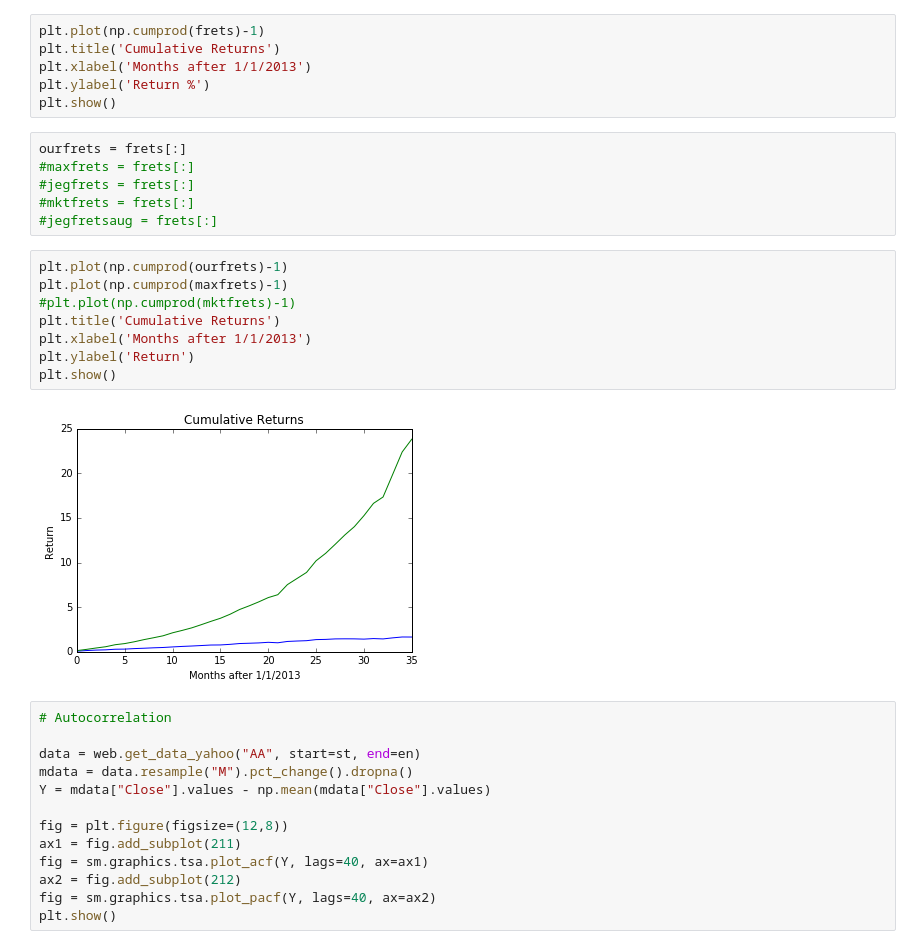
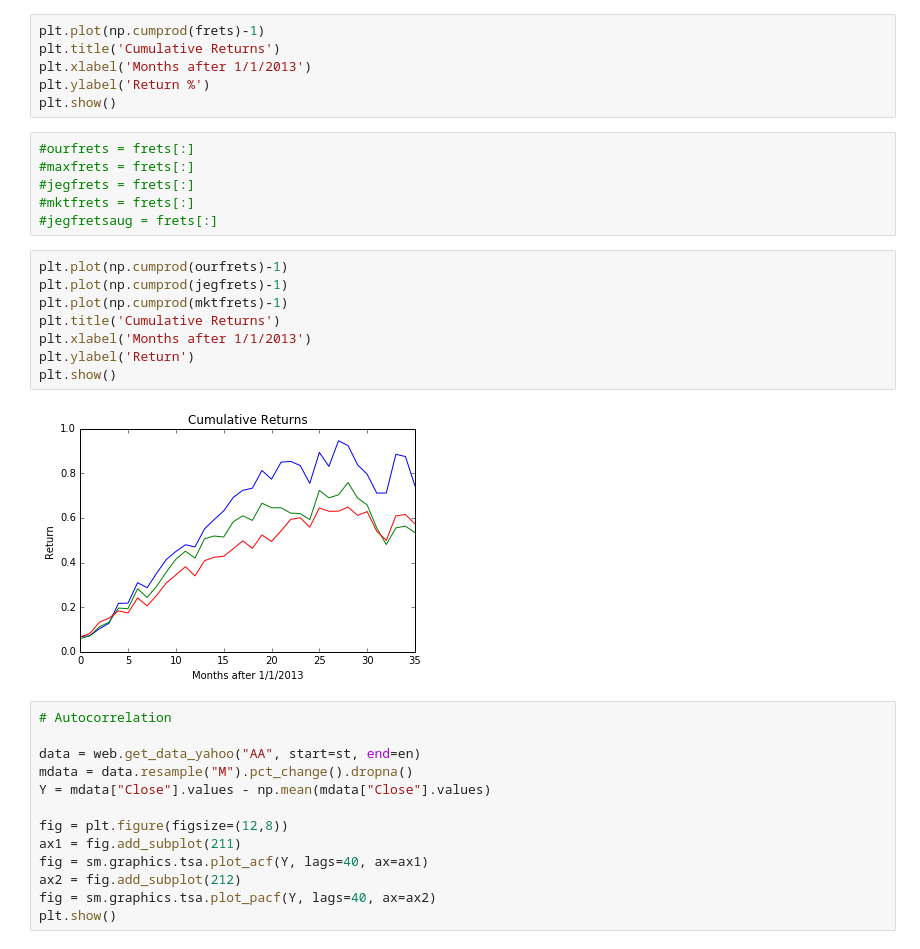
Before and after one commit to Antwoord/algo-ieore4733-proj, a Jupyter notebook: jegadeesh.ipynb, the cells around one changed output. Cells and saved outputs as stored; diff of their text form.

```diff
--- a/jegadeesh.ipynb
+++ b/jegadeesh.ipynb
@@ -202,21 +223,21 @@ plt.xlabel('Months after 1/1/2013')
 plt.ylabel('Return %')
 plt.show()
 # %%
-ourfrets = frets[:]
+#ourfrets = frets[:]
 #maxfrets = frets[:]
 #jegfrets = frets[:]
 #mktfrets = frets[:]
 #jegfretsaug = frets[:]
 # %%
 plt.plot(np.cumprod(ourfrets)-1)
-plt.plot(np.cumprod(maxfrets)-1)
-#plt.plot(np.cumprod(mktfrets)-1)
+plt.plot(np.cumprod(jegfrets)-1)
+plt.plot(np.cumprod(mktfrets)-1)
 plt.title('Cumulative Returns')
 plt.xlabel('Months after 1/1/2013')
 plt.ylabel('Return')
 plt.show()
 # %% [output]
-[figure, old version]
+[figure, new version]
 # %%
 # Autocorrelation
 
```
Also changed, not shown: parts of 5 cells of this notebook, 3 other files.
